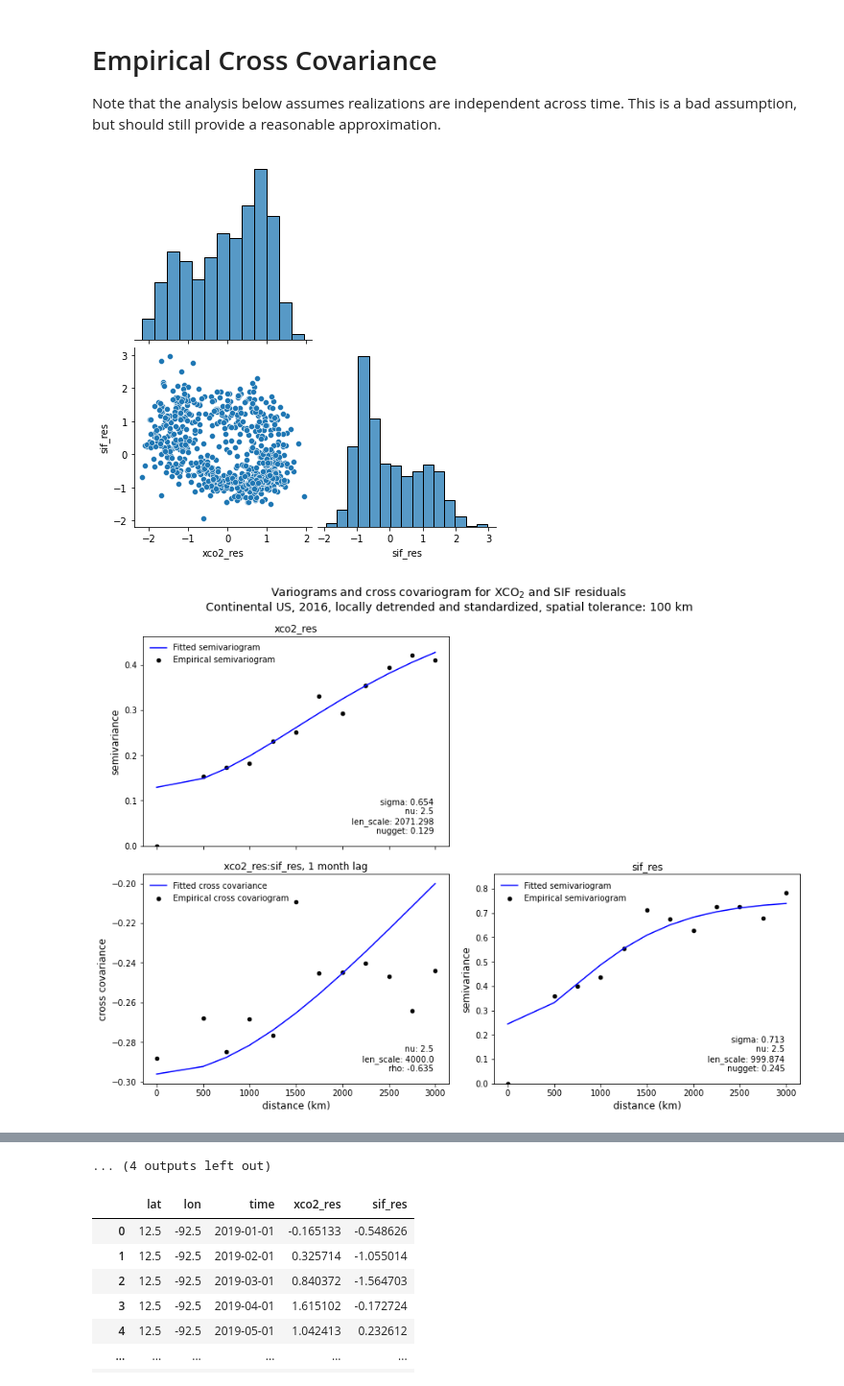
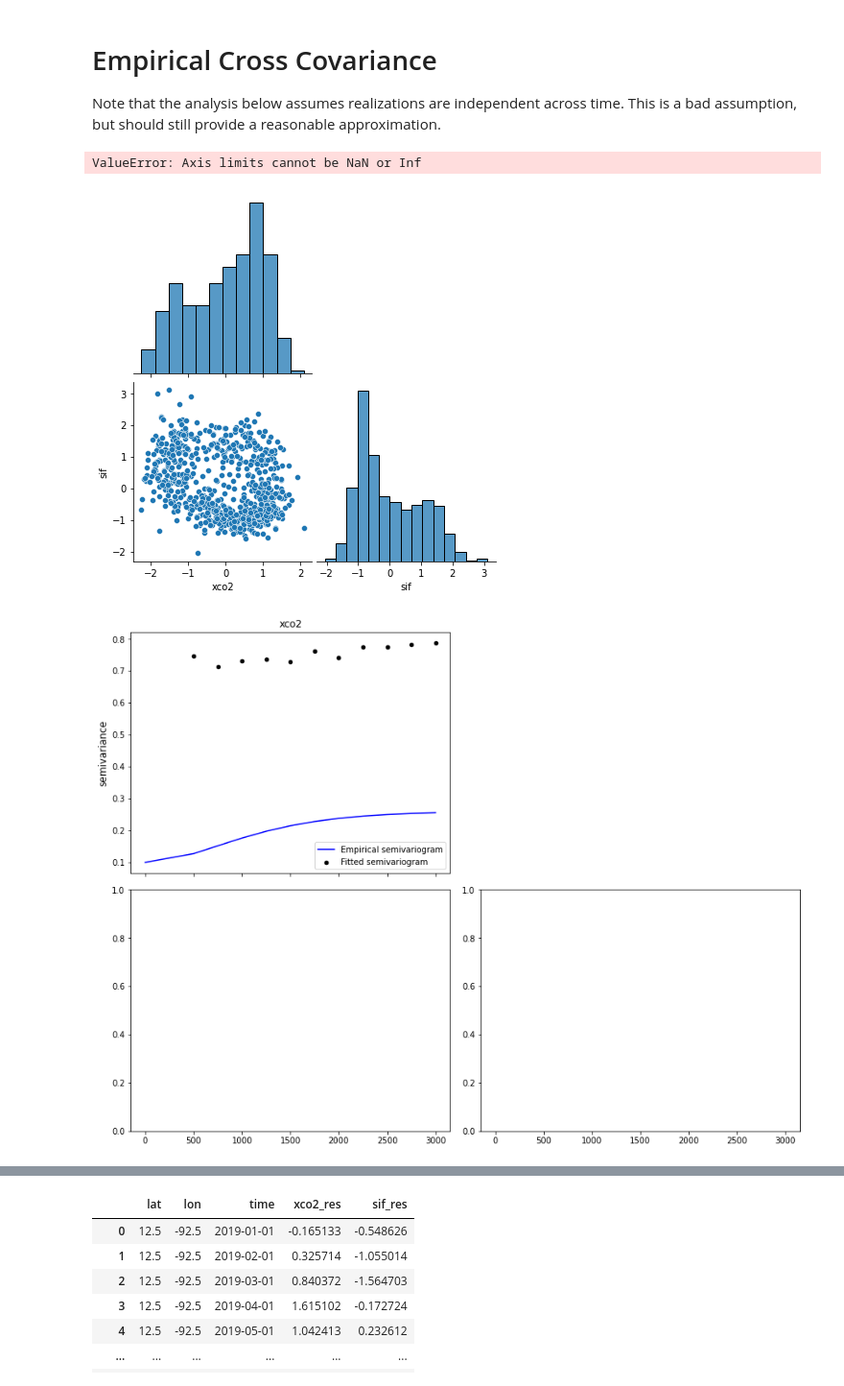
Before and after one commit to 91Mrwu/sif-xco2-cokriging, a Jupyter notebook: notebooks/empirical_variogram.ipynb, the cells around one changed output, grey strips where cells are left out. Shown at 96% size. Drawn from its saved outputs; the diff is of its cells as text; code cells hidden in the pictures.

Commit message:
Handling different spatial and temporal domains; working toward directional covariograms

```diff
--- a/notebooks/empirical_variogram.ipynb
+++ b/notebooks/empirical_variogram.ipynb
@@ -19,8 +21,8 @@ from krige_tools import get_date_range_offset
 # %%
 # Analysis variables
-years = [2016, 2019]
+timestamps = ["2016-07-01", "2019-08-01"]
 tols = [100, 250]
-time_lags = [1, 2]
+timedeltas = [-1, -2]
 space_lags = np.linspace(0, 3.5e3, 15)
 
 # year = years[1]
@@ -30,6 +32,12 @@ space_lags = np.linspace(0, 3.5e3, 15)
 # Initial guess for covariance params
 vgm_guess = [0.4, 1e3, 0.1]
 cross_guess = [1e3, -0.1]
+# %%
+# Get data: 5-degree monthly average, cont. US
+ds = xr.open_dataset("../data/exp_pro/OCO2_5deg_monthly_conus.nc")
+
+ds_xco2 = ds[["xco2", "xco2_var"]]
+ds_sif = ds[["sif", "sif_var"]]
 # %%
 def param_labels(params, cross=False):
     p = np.round_(params, decimals=3)
@@ -39,83 +47,76 @@ def param_labels(params, cross=False):
         return f"sigma: {p[0]}\n nu: 2.5\n len_scale: {p[1]}\n nugget: {p[2]}"
 # %%
 # Make all the plots
-for year in years:
-    # Get data: detrended 5-degree monthly average, cont. US
-    df = pd.read_csv("../data/exp_pro/OCO2_5deg_monthly_conus_detrended.csv")
+for timestamp in timestamps:
+    for timedelta in timedeltas:
+        # Format as multi-field (detrending and standardizing)
+        mf = fields.MultiField(ds_xco2, ds_sif, timestamp, timedelta=timedelta, full_detrend=True, standardize_window=True)
 
-    for tol in tols:
-        for time_lag in time_lags:
-            # Isolate year and data offset
-            columns = ["xco2_res", "sif_res"]
-            df = get_date_range_offset(df, columns, year, time_lag)
+        # Check distributions
+        df = pd.merge(mf.field_1.get_spacetime_df(), mf.field_2.get_spacetime_df(), how="outer", on=["lat", "lon", "time"])
+        p = sns.pairplot(df, vars=["xco2", "sif"], corner=True, height=3)
+        p.savefig(f"../plots/pairplot_{timestamp}.png")
 
-            # Standardize data locally
-            df[columns] = df.groupby(["lon", "lat"])[columns].transform(lambda x: (x - x.mean()) / x.std())
-
-            # Check distributions
-            p = sns.pairplot(df, vars=["xco2_res", "sif_res"], corner=True, height=3)
-            p.savefig(f"../plots/pairplot_{year}.png")
-
+        for tol in tols:
             # Compute empirical variograms and cross covariogram
             df_vgm = vgm.empirical_variogram(
-                df,
-                ["xco2_res", "sif_res"],
+                mf,
                 space_lags,
                 tol=tol,
                 time_lag=0,
                 cross=False,
             )
             df_cov = vgm.empirical_variogram(
-                df,
-                ["xco2_res", "sif_res"],
+                mf,
                 space_lags,
                 tol=tol,
-                time_lag=time_lag,
+                time_lag=timedelta,
                 covariogram=True,
             )
 
             # Fit the theoretical Matern covariance model
-            xco2_params, df_vgm["xco2_fit"] = vgm.fit_variogram_wls(df_vgm["lag"], df_vgm["xco2_res"], df_vgm["xco2_res_counts"], vgm_guess)
-            sif_params, df_vgm["sif_fit"] = vgm.fit_variogram_wls(df_vgm["lag"], df_vgm["sif_res"], df_vgm["sif_res_counts"], vgm_guess)
+            xco2_params, df_vgm["xco2_fit"] = vgm.fit_variogram_wls(df_vgm["lag"], df_vgm["xco2"], df_vgm["xco2_counts"], vgm_guess)
+            sif_params, df_vgm["sif_fit"] = vgm.fit_variogram_wls(df_vgm["lag"], df_vgm["sif"], df_vgm["sif_counts"], vgm_guess)
 
             sigmas = [xco2_params[0], sif_params[0]]
-            cross_params, df_cov["cross_fit"] = vgm.fit_variogram_wls(df_cov["lag"], df_cov["xco2_res:sif_res"], df_cov["xco2_res:sif_res_counts"], cross_guess, sigmas=sigmas)
+            cross_params, df_cov["cross_fit"] = vgm.fit_variogram_wls(df_cov["lag"], df_cov["xco2:sif"], df_cov["xco2:sif_counts"], cross_guess, sigmas=sigmas)
 
             cols = df_cov.columns[df_cov.columns!="lag"]
             fig, ax = plt.subplots(2, 2, figsize=(12, 9), constrained_layout=True, sharex=True)
             ax[0, 1].axis("off")
 
-            df_vgm.plot(x="lag", y="xco2_res", kind="scatter", color="black", ax=ax[0, 0], label="Empirical semivariogram")
+            df_vgm.plot(x="lag", y="xco2", kind="scatter", color="black", ax=ax[0, 0], label="Empirical semivariogram")
             df_vgm.plot(x="lag", y="xco2_fit", kind="line", color="blue", ax=ax[0, 0], label="Fitted semivariogram")
-            lim = df_vgm["xco2_res"].max()
-            ax[0, 0].set_title("xco2_res", fontsize=12)
+            lim = df_vgm["xco2"].max()
+            ax[0, 0].set_title("xco2", fontsize=12)
             ax[0, 0].set_ylabel("semivariance", fontsize=12)
             ax[0, 0].set_ylim([0, lim+0.1*lim])
             ax[0, 0].text(0.95, 0.05, param_labels(xco2_params), transform=ax[0, 0].transAxes, ha="right", va="bottom")
             ax[0, 0].legend(frameon=False)
 
-            df_vgm.plot(x="lag", y="sif_res", kind="scatter", color="black", ax=ax[1, 1], label="Empirical semivariogram")
+            df_vgm.plot(x="lag", y="sif", kind="scatter", color="black", ax=ax[1, 1], label="Empirical semivariogram")
             df_vgm.plot(x="lag", y="sif_fit", kind="line", color="blue", ax=ax[1, 1], label="Fitted semivariogram")
-            lim = df_vgm["sif_res"].max()
-            ax[1, 1].set_title("sif_res", fontsize=12)
+            lim = df_vgm["sif"].max()
+            ax[1, 1].set_title("sif", fontsize=12)
             ax[1, 1].set_ylabel("semivariance", fontsize=12)
             ax[1, 1].set_xlabel("distance (km)", fontsize=12)
             ax[1, 1].set_ylim([0, lim+0.1*lim])
             ax[1, 1].text(0.95, 0.05, param_labels(sif_params), transform=ax[1, 1].transAxes, ha="right", va="bottom")
             ax[1, 1].legend(frameon=False)
 
-            df_cov.plot(x="lag", y="xco2_res:sif_res", kind="scatter", color="black", ax=ax[1, 0], label="Empirical cross covariogram")
+            df_cov.plot(x="lag", y="xco2:sif", kind="scatter", color="black", ax=ax[1, 0], label="Empirical cross covariogram")
             df_cov.plot(x="lag", y="cross_fit", kind="line", color="blue", ax=ax[1, 0], label="Fitted cross covariance")
-            ax[1, 0].set_title("xco2_res:sif_res" + f", {time_lag} month lag", fontsize=12)
+            ax[1, 0].set_title("xco2:sif" + f", {time_lag} month lag", fontsize=12)
             ax[1, 0].set_ylabel("cross covariance", fontsize=12)
             ax[1, 0].set_xlabel("distance (km)", fontsize=12)
             ax[1, 0].text(0.95, 0.05, param_labels(cross_params, cross=True), transform=ax[1, 0].transAxes, ha="right", va="bottom")
             ax[1, 0].legend(loc="upper left", frameon=False)
 
             fig.suptitle("Variograms and cross covariogram for XCO$_2$ and SIF residuals\n"+
                          f"Continental US, {year}, locally detrended and standardized, spatial tolerance: {tol} km", fontsize=14)
 
             fig.savefig(f"../plots/vario_analysis_conUS_{year}_{time_lag}M_{tol}km.png", dpi=100);
 # %% [output]
+ValueError: Axis limits cannot be NaN or Inf
-[figure, old version]
+[figure, new version]
-[figure, old version]
+[figure, new version]
@@ -132,4 +123,3 @@ for year in years:
-... (4 outputs left out)
 # %%
 # Get data: detrended 5-degree monthly average, cont. US
 df = pd.read_csv("../data/exp_pro/OCO2_5deg_monthly_conus_detrended.csv")
```
Also changed, not shown: parts of 2 cells of this notebook, 4 other files.
